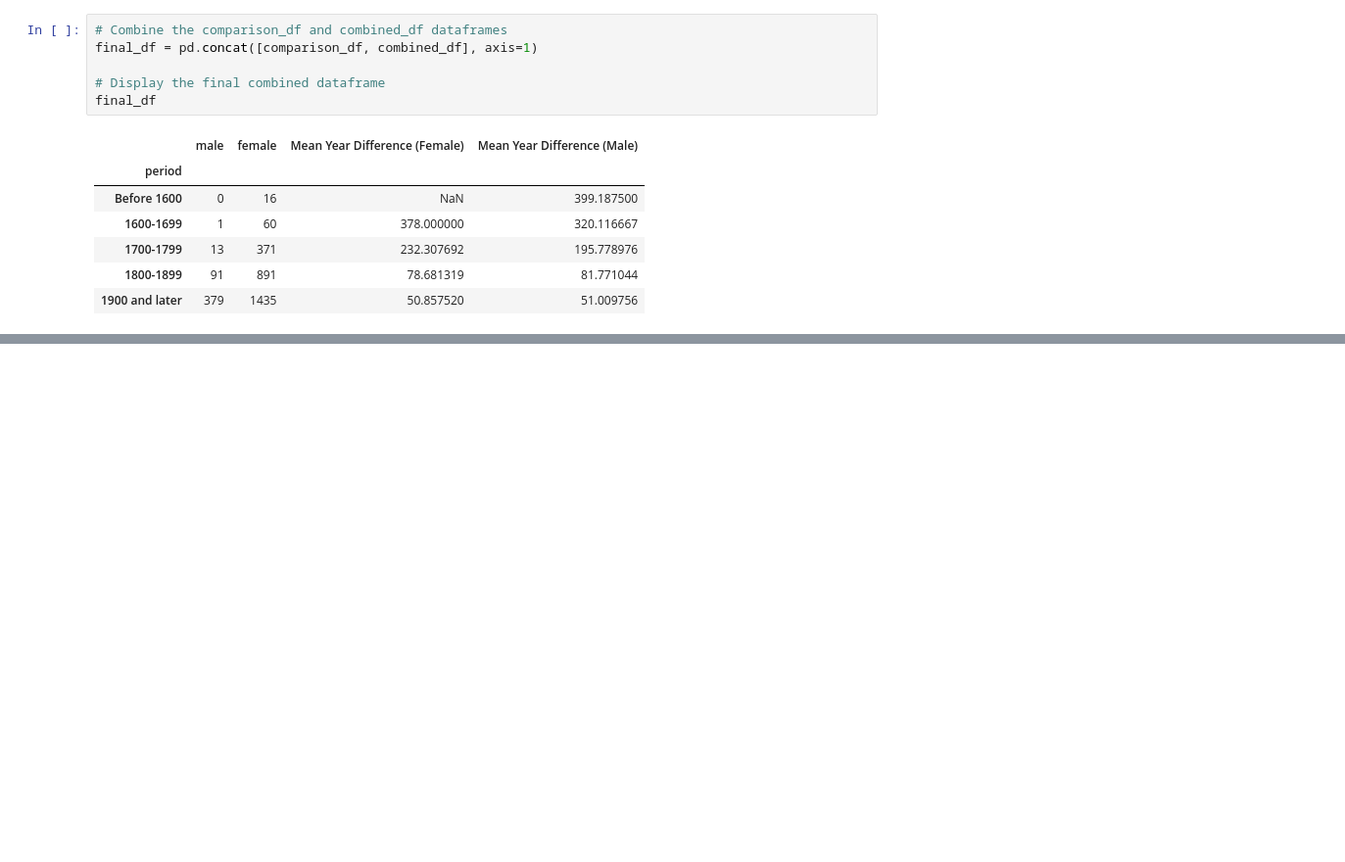
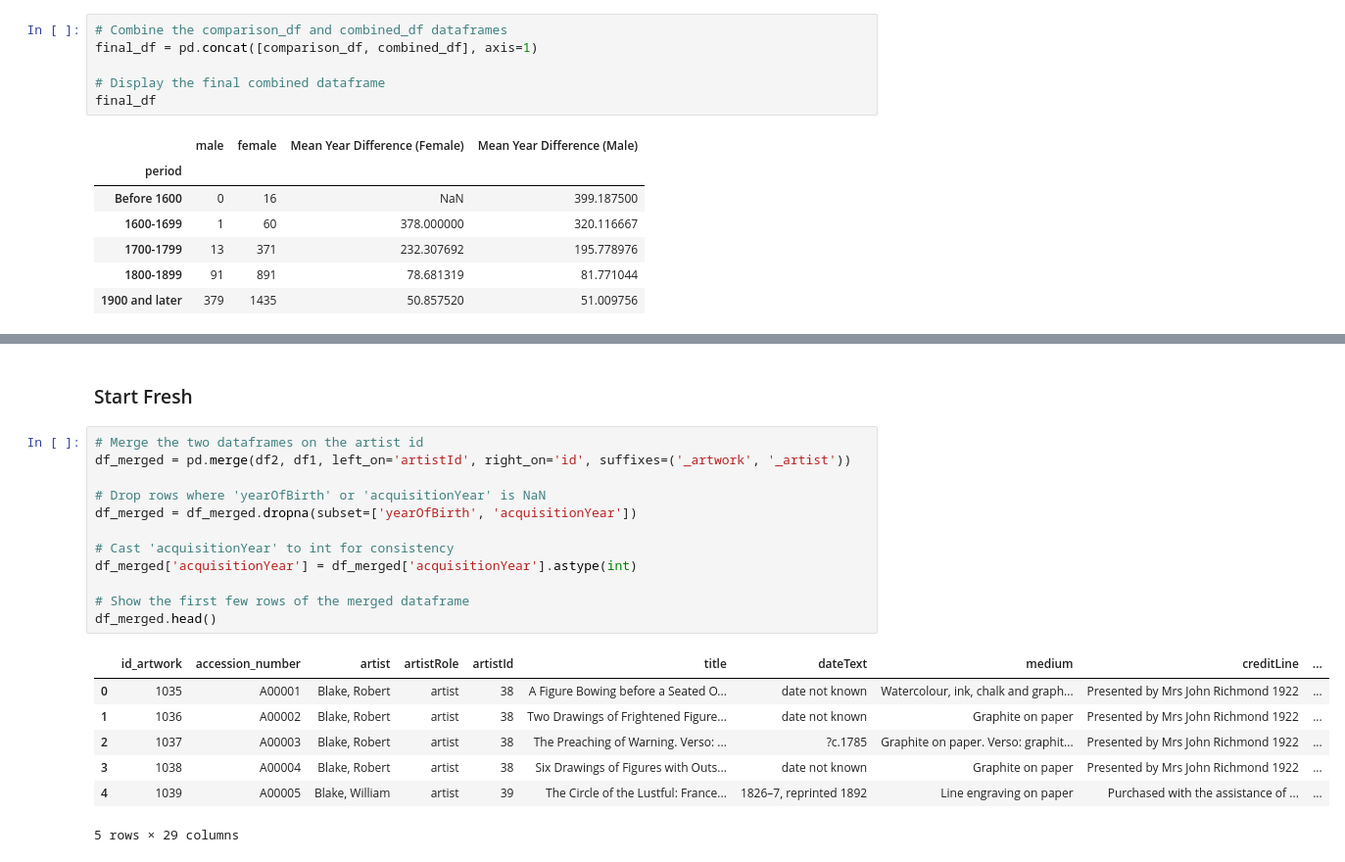
Before and after one commit to jennylzx/dissertation, a Jupyter notebook: notebooks/Tate_acquisitionYear.ipynb, the cells around one changed output, grey strips where cells are left out. Shown at 98% size. Cells and saved outputs as stored; diff of their text form; blank space fills up the shorter version.

```diff
--- a/notebooks/Tate_acquisitionYear.ipynb
+++ b/notebooks/Tate_acquisitionYear.ipynb
@@ -310,0 +313,22 @@ plt.show()
+# %% [markdown]
+### Start Fresh
+# %%
+# Merge the two dataframes on the artist id
+df_merged = pd.merge(df2, df1, left_on='artistId', right_on='id', suffixes=('_artwork', '_artist'))
+
+# Drop rows where 'yearOfBirth' or 'acquisitionYear' is NaN
+df_merged = df_merged.dropna(subset=['yearOfBirth', 'acquisitionYear'])
+
+# Cast 'acquisitionYear' to int for consistency
+df_merged['acquisitionYear'] = df_merged['acquisitionYear'].astype(int)
+
+# Show the first few rows of the merged dataframe
+df_merged.head()
+# %% [output]
+|  | id_artwork | accession_number | artist | artistRole | artistId | title | dateText | medium | creditLine | ... |
+| 0 | 1035 | A00001 | Blake, Robert | artist | 38 | A Figure Bowing before a Seated O... | date not known | Watercolour, ink, chalk and graph... | Presented by Mrs John Richmond 1922 | ... |
+| 1 | 1036 | A00002 | Blake, Robert | artist | 38 | Two Drawings of Frightened Figure... | date not known | Graphite on paper | Presented by Mrs John Richmond 1922 | ... |
+| 2 | 1037 | A00003 | Blake, Robert | artist | 38 | The Preaching of Warning. Verso: ... | ?c.1785 | Graphite on paper. Verso: graphit... | Presented by Mrs John Richmond 1922 | ... |
+| 3 | 1038 | A00004 | Blake, Robert | artist | 38 | Six Drawings of Figures with Outs... | date not known | Graphite on paper | Presented by Mrs John Richmond 1922 | ... |
+| 4 | 1039 | A00005 | Blake, William | artist | 39 | The Circle of the Lustful: France... | 1826–7, reprinted 1892 | Line engraving on paper | Purchased with the assistance of ... | ... |
+5 rows × 29 columns
```
Also changed, not shown: parts of 6 cells of this notebook.
